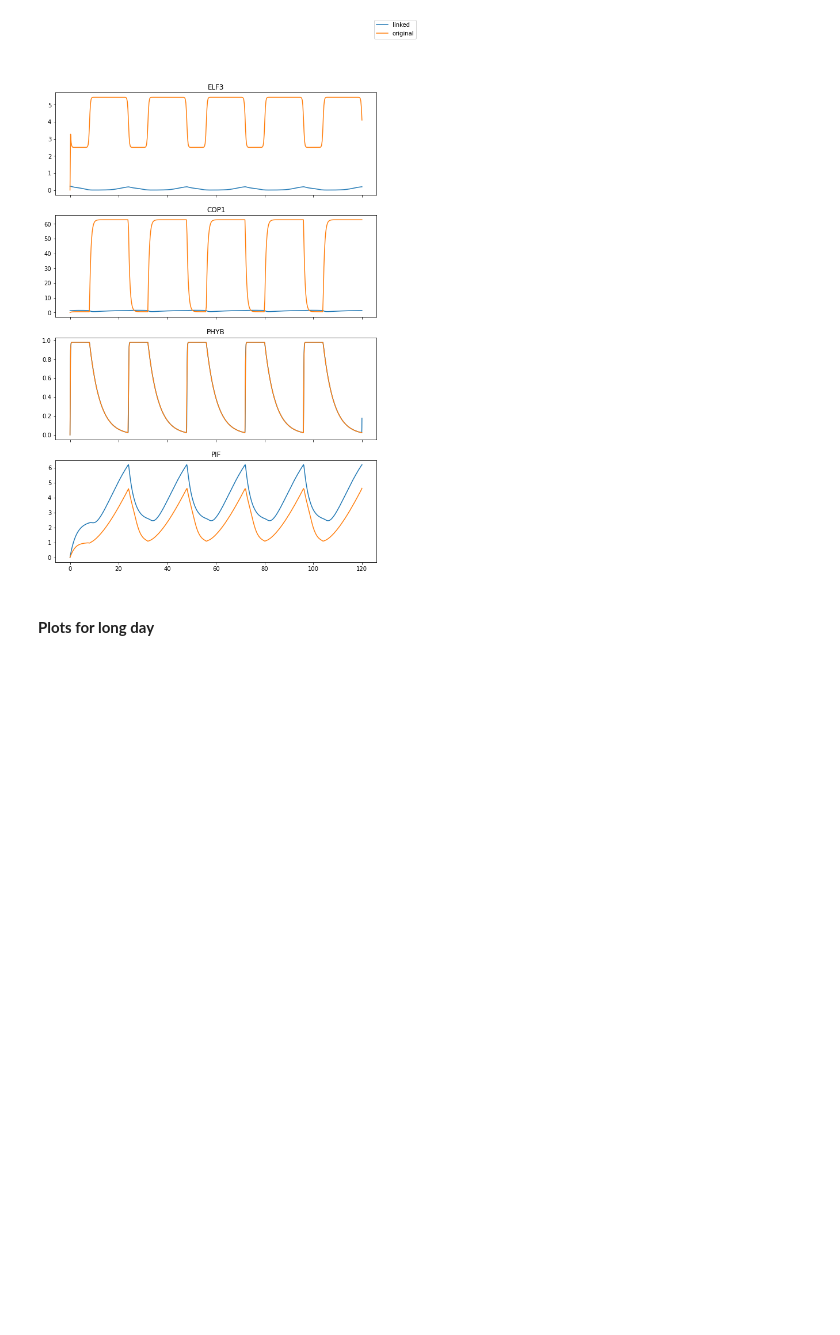
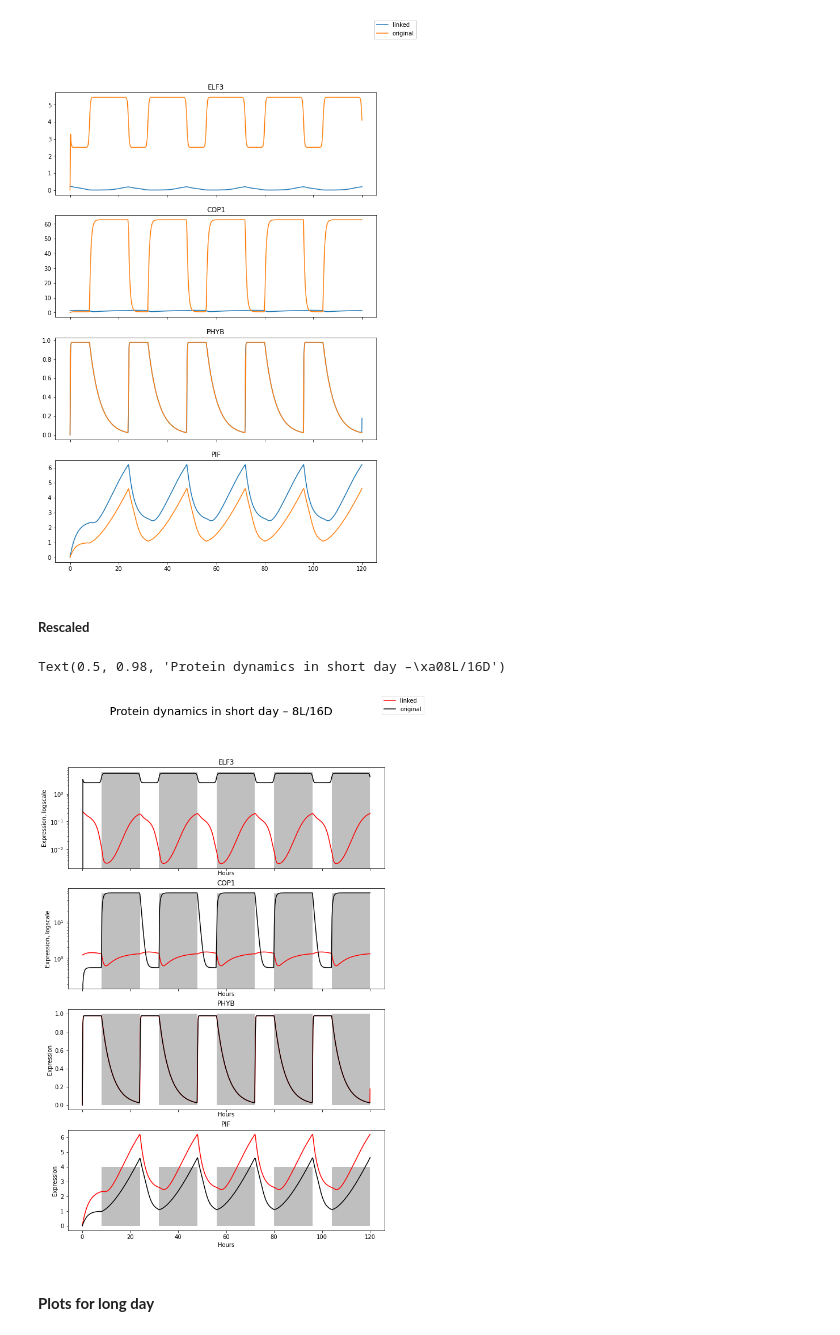
Before and after one commit to cbantock/arabidopsis_clock_linked_growth_model, a Jupyter notebook: CB_hypocotyl_growth_model.ipynb, the cells around one changed output. Saved outputs shown, nothing was run; the diff lists cells and outputs as text; code cells hidden in the pictures; blank space fills up the shorter version.

```diff
--- a/CB_hypocotyl_growth_model.ipynb
+++ b/CB_hypocotyl_growth_model.ipynb
@@ -941,6 +941,63 @@ fig.legend(labels = ['linked', 'original'])
 # %% [output]
 <matplotlib.legend.Legend at 0x...>
 [figure]
+# %% [markdown]
+##### **Rescaled**
+# %%
+fig, ax = plt.subplots(4, sharex=True, figsize=(10,15))
+
+# ELF3
+ax[0].plot(linked_growth_8['time_steps'], linked_growth_8['ELF3'], label = 'joint', color='red')
+ax[0].plot(hypo_results_short_day_df['Time'], hypo_results_short_day_df['ELF322'], label = 'original', color='k')
+#ax[0].legend(loc='best')
+ax[0].set_yscale('log')
+ax[0].set_ylabel('Expression, logscale')
+ax[0].set_xlabel('Hours')
+ax[0].set_title('ELF3')
+for days in range(0,5):
+    time_day=np.linspace(days*24+8,(days*24)+24, 100)
+    ax[0].fill_between(time_day, 0, 6, facecolor='grey', alpha=0.5)
+
+# COP1
+ax[1].plot(linked_growth_8['time_steps'], linked_growth_8['COP1'], label = 'joint', color='red' )
+ax[1].plot(hypo_results_short_day_df['Time'], hypo_results_short_day_df['COP122'], label = 'original', color='k')
+#ax[1].legend(loc='best')
+ax[1].set_ylabel('Expression, logscale')
+ax[1].set_xlabel('Hours')
+ax[1].set_yscale('log')
+ax[1].set_title('COP1')
+for days in range(0,5):
+    time_day=np.linspace(days*24+8,(days*24)+24, 100)
+    ax[1].fill_between(time_day, 0, 60, facecolor='grey', alpha=0.5)
+
+# PHYB
+ax[2].plot(linked_growth_8['time_steps'], linked_growth_8['PHYB'], label = 'joint', color='red')
+ax[2].plot(hypo_results_short_day_df['Time'], hypo_results_short_day_df['phyb22'], label = 'original', color='k')
+#ax[2].legend(loc='best')
+ax[2].set_ylabel('Expression')
+ax[2].set_xlabel('Hours')
+ax[2].set_title('PHYB')
+for days in range(0,5):
+    time_day=np.linspace(days*24+8,(days*24)+24, 100)
+    ax[2].fill_between(time_day, 0, 1, facecolor='grey', alpha=0.5)
+
+# PIF
+ax[3].plot(linked_growth_8['time_steps'], linked_growth_8['PIF'], label = 'joint', color='red' )
+ax[3].plot(hypo_results_short_day_df['Time'], hypo_results_short_day_df['PIF422'], label = 'original', color='k')
+#ax[3].legend(loc='best')
+ax[3].set_ylabel('Expression')
+ax[3].set_xlabel('Hours')
+ax[3].set_title('PIF')
+for days in range(0,5):
+    time_day=np.linspace(days*24+8,(days*24)+24, 100)
+    ax[3].fill_between(time_day, 0, 4, facecolor='grey', alpha=0.5)
+
+fig.legend(labels = ['linked', 'original'])
+
+plt.suptitle('Protein dynamics in short day – 8L/16D', size=20)
+# %% [output]
+Text(0.5, 0.98, 'Protein dynamics in short day –\xa08L/16D')
+[figure, added]
 # %% [markdown]
 #### **Plots for long day**
 # %%
```
Also changed, not shown: parts of 7 cells of this notebook.
